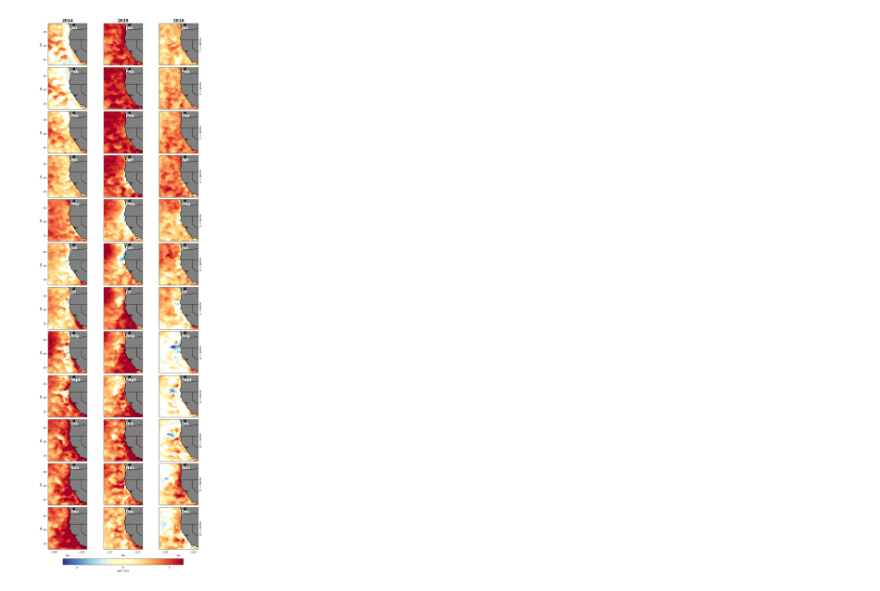
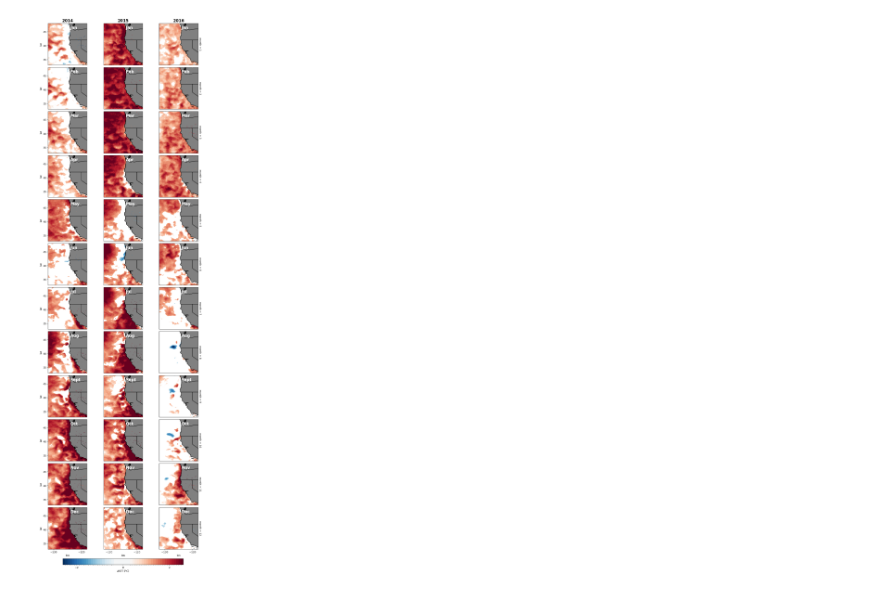
Before and after one commit to UCB-stat-159-s23/hw03-Group16, a Jupyter notebook: climate-Q04.ipynb, the cells around one changed output. Cells and saved outputs as stored; diff of their text form; code cells hidden in the pictures.

```diff
--- a/climate-Q04.ipynb
+++ b/climate-Q04.ipynb
@@ -19,3 +23,13 @@ crs = ccrs.PlateCarree()  # set projection
 ds = xr.open_dataset("~/shared/climate-data/ds_hw.nc")
 #change into Celcius
 ds['analysed_sst'] = ds.analysed_sst - 273.15
+# %%
+#example plot
+ds.analysed_sst[0, :, :].plot()
+
+# Plot on a map
+ax = plt.subplot(projection=crs)
+ds.analysed_sst[0, :, :].plot(ax=ax, transform=crs)
+ax.coastlines("10m", color="k")
+ax.add_feature(cfeature.LAND, color="grey")
+ax.add_feature(cfeature.STATES.with_scale("10m"))
@@ -23,7 +40,7 @@ ds['analysed_sst'] = ds.analysed_sst - 273.15
 #Get the selected data as a reference 2002-2012 data, calculate mean and SD
 test = ds.sel(time=slice('2002-06-01', '2012-12-31'))
 test_mean = test.analysed_sst.groupby('time.month').mean()
-test_sd = test.analysis_error.groupby('time.month').mean()
+test_sd = test.analysed_sst.groupby('time.month').std()
 # %%
 #segmenting the dataset based on year
 ds_2014 = ds.sel(time=slice('2014-01-01', '2014-12-31'))
@@ -55,35 +72,34 @@ combined_anomalies = xr.merge([masked_2014, masked_2015, masked_2016])
 anomaly = combined_anomalies.analysed_sst
 # %%
 #plot
-levels = [round(x, 1) for x in np.arange(-2.5,2.6, 0.1) if abs(x)>0.34]
+
+levels = [round(x, 1) for x in np.arange(-2.5,2.6, 0.1) if abs(x)>=0.3]
 titles = ["Jan","Feb","Mar","Apr","May","Jun","Jul","Aug","Sept","Oct","Nov","Dec"]
 year = ['2014', '2015', '2016']
 
 z = anomaly.plot(col='year', row = "month", x = 'lon', y = 'lat', col_wrap=3,
         transform=ccrs.PlateCarree(),
         levels = levels,
-        #colors = colors,
-        #vmin = -2.5, vmax = 2.5,
         cmap = 'RdBu_r',
         subplot_kws={'projection': ccrs.PlateCarree()},
         cbar_kwargs={'orientation': 'horizontal', 'label' : 'ΔSST (°C)', "ticks":[-2,0,2],
                     'pad':0.015, 'shrink' : 0.7, 'extendrect':True, 'extendfrac' : 0.02, 'spacing':'proportional'})
 
+#plot the titles, subplot labels, etc.
 for i in range(12):
     z.axes[i,0].set_yticks([35,40,45])
     for j in range(3):
         z.axes[11,j].set_xticks([-130,-120])
         z.axes[i,j].set_title("")
         z.axes[0,j].set_title(year[j], fontsize = 16, weight='semibold')
         z.axes[i,j].annotate(titles[i], xy = (-124, 46),fontsize = 16, weight = "semibold", color = 'white')
 
 
+#include other map features
 for ax in z.axes.flat:
     ax.add_feature(cfeature.BORDERS)
     ax.coastlines("10m", color="k")
     ax.add_feature(cfeature.LAND, color="grey")
     ax.add_feature(cfeature.STATES.with_scale("10m"))
-
-#plt.savefig('Q4.png')
 # %% [output]
-[figure, old version]
+[figure, new version]
```
Also changed, not shown: parts of 5 cells of this notebook.
